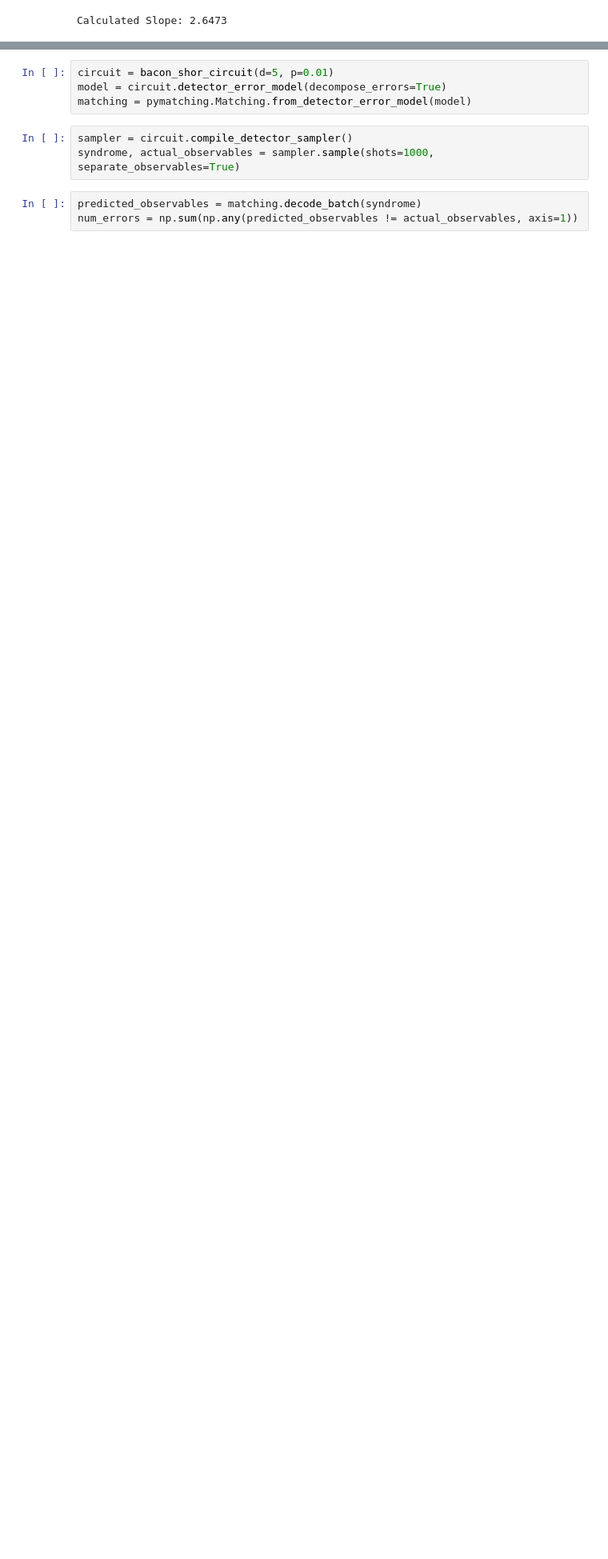
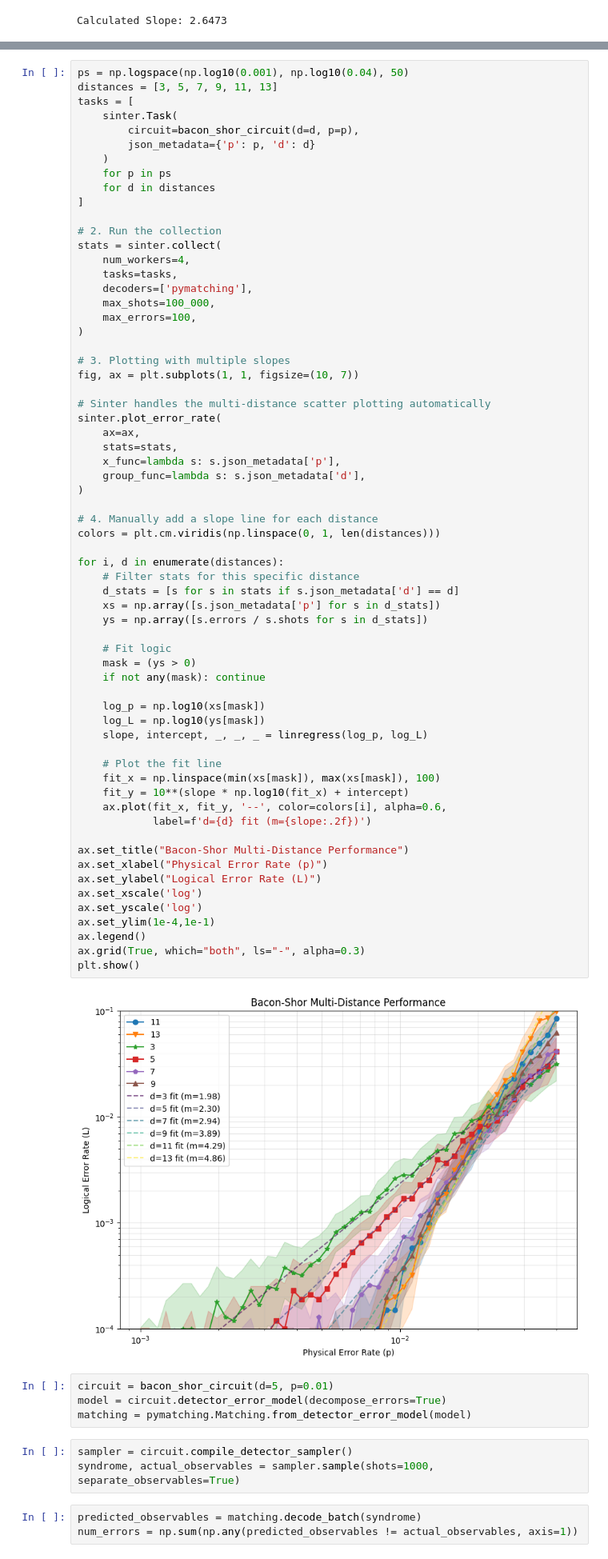
Before and after one commit to snow-apple/bacon_shor_code, a Jupyter notebook: complimentarynormalbscode2_6/exploration.ipynb, the cells around one changed output, grey strips where cells are left out. Shown at 80% size. Drawn from its saved outputs; the diff is of its cells as text; blank space fills up the shorter version.

```diff
--- a/complimentarynormalbscode2_6/exploration.ipynb
+++ b/complimentarynormalbscode2_6/exploration.ipynb
@@ -439,6 +535,72 @@ ax.grid(True, which="both", ls="-", alpha=0.3)
 plt.show()
 # %% [output]
 [figure]
+# %%
+ps = np.logspace(np.log10(0.001), np.log10(0.04), 50)
+distances = [3, 5, 7, 9, 11, 13]
+tasks = [
+    sinter.Task(
+        circuit=bacon_shor_circuit(d=d, p=p),
+        json_metadata={'p': p, 'd': d}
+    )
+    for p in ps
+    for d in distances
+]
+
+# 2. Run the collection
+stats = sinter.collect(
+    num_workers=4,
+    tasks=tasks,
+    decoders=['pymatching'],
+    max_shots=100_000,
+    max_errors=100,
+)
+
+# 3. Plotting with multiple slopes
+fig, ax = plt.subplots(1, 1, figsize=(10, 7))
+
+# Sinter handles the multi-distance scatter plotting automatically
+sinter.plot_error_rate(
+    ax=ax,
+    stats=stats,
+    x_func=lambda s: s.json_metadata['p'],
+    group_func=lambda s: s.json_metadata['d'],
+)
+
+# 4. Manually add a slope line for each distance
+colors = plt.cm.viridis(np.linspace(0, 1, len(distances)))
+
+for i, d in enumerate(distances):
+    # Filter stats for this specific distance
+    d_stats = [s for s in stats if s.json_metadata['d'] == d]
+    xs = np.array([s.json_metadata['p'] for s in d_stats])
+    ys = np.array([s.errors / s.shots for s in d_stats])
+
+    # Fit logic
+    mask = (ys > 0)
+    if not any(mask): continue
+
+    log_p = np.log10(xs[mask])
+    log_L = np.log10(ys[mask])
+    slope, intercept, _, _, _ = linregress(log_p, log_L)
+
+    # Plot the fit line
+    fit_x = np.linspace(min(xs[mask]), max(xs[mask]), 100)
+    fit_y = 10**(slope * np.log10(fit_x) + intercept)
+    ax.plot(fit_x, fit_y, '--', color=colors[i], alpha=0.6,
+            label=f'd={d} fit (m={slope:.2f})')
+
+ax.set_title("Bacon-Shor Multi-Distance Performance")
+ax.set_xlabel("Physical Error Rate (p)")
+ax.set_ylabel("Logical Error Rate (L)")
+ax.set_xscale('log')
+ax.set_yscale('log')
+ax.set_ylim(1e-4,1e-1)
+ax.legend()
+ax.grid(True, which="both", ls="-", alpha=0.3)
+plt.show()
+# %% [output]
+[figure, added]
 # %%
 circuit = bacon_shor_circuit(d=5, p=0.01)
 model = circuit.detector_error_model(decompose_errors=True)
```
Also changed, not shown: parts of 25 cells of this notebook.
